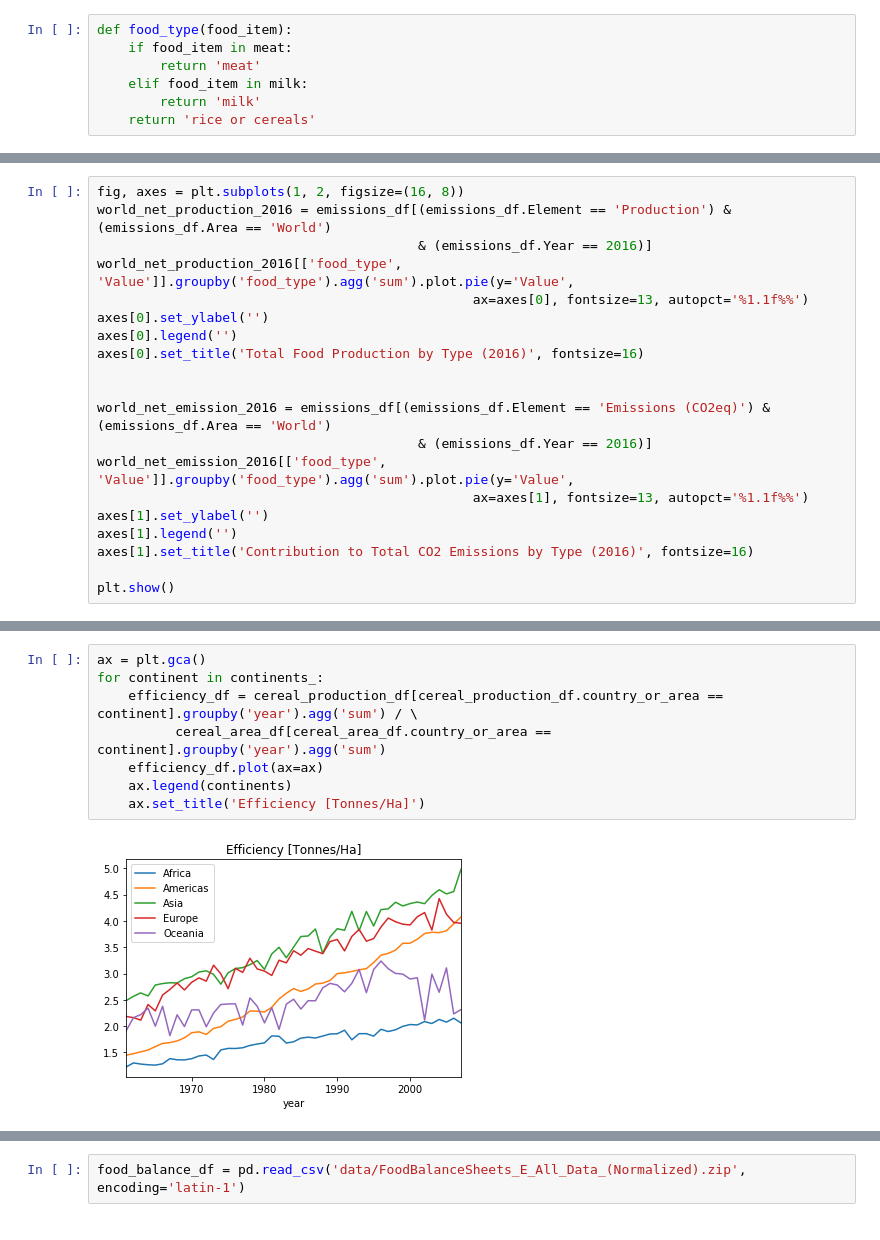
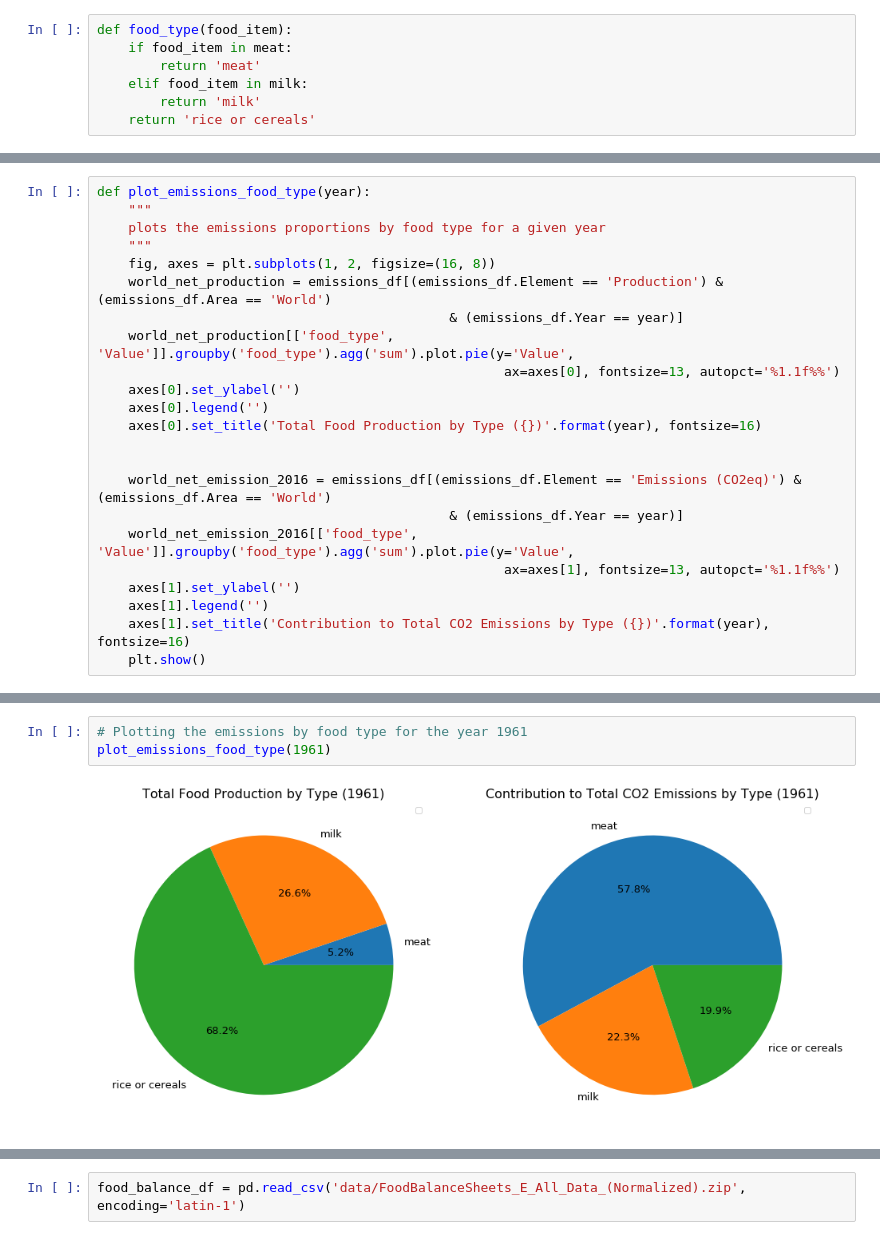
Before and after one commit to tileb1/global-food-statistics, a Jupyter notebook: milestone2_final.ipynb, the cells around one changed output, grey strips where cells are left out. Drawn from its saved outputs; the diff is of its cells as text.

```diff
--- a/milestone2_final.ipynb
+++ b/milestone2_final.ipynb
@@ -413,21 +414,24 @@ def food_type(food_item):
 emissions_df['food_type'] = emissions_df.Item.apply(lambda x: food_type(x))
 # %%
-fig, axes = plt.subplots(1, 2, figsize=(16, 8))
-world_net_production_2016 = emissions_df[(emissions_df.Element == 'Production') & (emissions_df.Area == 'World')
-                                         & (emissions_df.Year == 2016)]
-world_net_production_2016[['food_type', 'Value']].groupby('food_type').agg('sum').plot.pie(y='Value',
-                                                ax=axes[0], fontsize=13, autopct='%1.1f%%')
-axes[0].set_ylabel('')
-axes[0].legend('')
-axes[0].set_title('Total Food Production by Type (2016)', fontsize=16)
+def plot_emissions_food_type(year):
+    """
+    plots the emissions proportions by food type for a given year
+    """
+    fig, axes = plt.subplots(1, 2, figsize=(16, 8))
+    world_net_production = emissions_df[(emissions_df.Element == 'Production') & (emissions_df.Area == 'World')
+                                             & (emissions_df.Year == year)]
+    world_net_production[['food_type', 'Value']].groupby('food_type').agg('sum').plot.pie(y='Value',
+                                                    ax=axes[0], fontsize=13, autopct='%1.1f%%')
+    axes[0].set_ylabel('')
+    axes[0].legend('')
+    axes[0].set_title('Total Food Production by Type ({})'.format(year), fontsize=16)
 
 
-world_net_emission_2016 = emissions_df[(emissions_df.Element == 'Emissions (CO2eq)') & (emissions_df.Area == 'World')
-                                         & (emissions_df.Year == 2016)]
-world_net_emission_2016[['food_type', 'Value']].groupby('food_type').agg('sum').plot.pie(y='Value',
-                                                ax=axes[1], fontsize=13, autopct='%1.1f%%')
-axes[1].set_ylabel('')
-axes[1].legend('')
-axes[1].set_title('Contribution to Total CO2 Emissions by Type (2016)', fontsize=16)
-
-plt.show()
+    world_net_emission_2016 = emissions_df[(emissions_df.Element == 'Emissions (CO2eq)') & (emissions_df.Area == 'World')
+                                             & (emissions_df.Year == year)]
+    world_net_emission_2016[['food_type', 'Value']].groupby('food_type').agg('sum').plot.pie(y='Value',
+                                                    ax=axes[1], fontsize=13, autopct='%1.1f%%')
+    axes[1].set_ylabel('')
+    axes[1].legend('')
+    axes[1].set_title('Contribution to Total CO2 Emissions by Type ({})'.format(year), fontsize=16)
+    plt.show()
@@ -474,10 +438,5 @@ for continent in continents_:
-# %%
-ax = plt.gca()
-for continent in continents_:
-    efficiency_df = cereal_production_df[cereal_production_df.country_or_area == continent].groupby('year').agg('sum') / \
-          cereal_area_df[cereal_area_df.country_or_area == continent].groupby('year').agg('sum')
-    efficiency_df.plot(ax=ax)
-    ax.legend(continents)
-    ax.set_title('Efficiency [Tonnes/Ha]')
-# %% [output]
-[figure, removed]
+# %%
+# Plotting the emissions by food type for the year 1961
+plot_emissions_food_type(1961)
+# %% [output]
+[figure, added]
```
Also changed, not shown: parts of 27 cells of this notebook, 1 other file.
